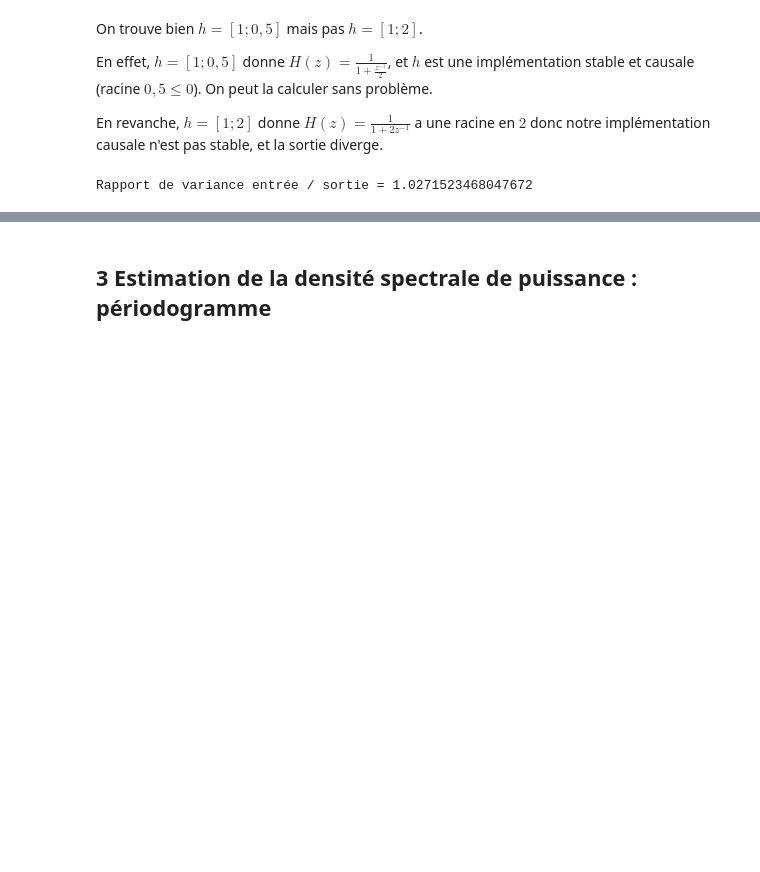
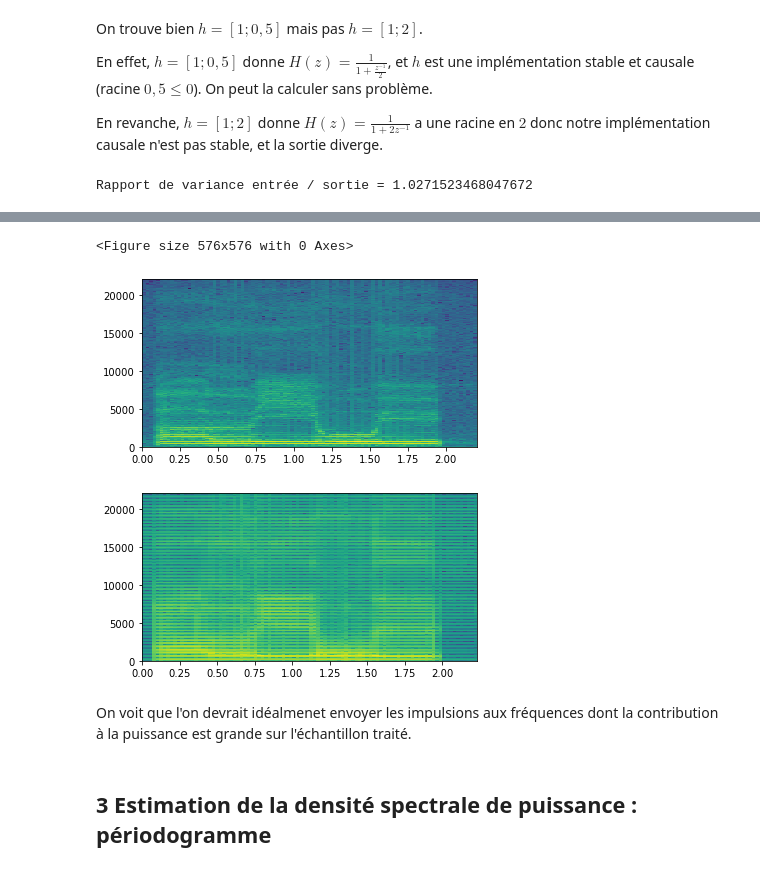
Before and after one commit to piptouque/atiam_tp_signal, a Jupyter notebook: tp2/source/tp2.ipynb, the cells around one changed output, grey strips where cells are left out. Saved outputs shown, nothing was run; the diff lists cells and outputs as text; code cells hidden in the pictures; blank space fills up the shorter version.

```diff
--- a/tp2/source/tp2.ipynb
+++ b/tp2/source/tp2.ipynb
@@ -308,0 +340,32 @@ Où $r \rightarrow 0$ quand $h_{approx} \rightarrow h$.
+# %%
+def joue_lpc_2(lpcs, res, nb, nu_s, f_e):
+    """joue le resultat de lpcs: cree des trames de bruit, les filtre par les coefficients de la LPC et renvoie un signal concaténé."""
+    taille = lpcs.shape[0]
+    out = np.zeros(taille*nb)
+    # cordesvocales = randn(len(out))
+    # Alternative les cordes vocales envoient des impulsions régulières
+    cordesvocales=np.zeros(len(out))
+    cordesvocales[::int(nu_s * f_e)]=1
+    for k in range(taille):
+        epsilon = res[k]*cordesvocales[k*nb:(k+1)*nb]
+
+        tmp = lfilter([1], lpcs[k, :], epsilon)
+        out[k*nb:(k+1)*nb] = tmp
+
+    return out
+# %%
+
+f_e = 44100
+mat = scipy.io.loadmat('modelear.mat')
+aeiou = mat['aeiou']
+
+p = 15
+nb = 2000
+
+nu_s = 0.01
+
+lpcs, res = util.lpc(aeiou, p, nb)
+out = joue_lpc_2(lpcs, res, nb, nu_s, f_e)
+
+# util.play(aeiou, f_e)
+util.play(out, f_e)
@@ -309,2 +384,17 @@ Où $r \rightarrow 0$ quand $h_{approx} \rightarrow h$.
+# %%
+n = 2048
+plt.figure(figsize=(8, 8))
+spectro_1 = util.affiche_spectrogramme(aeiou, n, Fe=f_e)
+"""
+     Si M n'est pas fourni il est pris égal à N
+     nb est le pas entre deux fenêtres dont on calcule la TFD
+     si nb n'est pas fourni, nb est pris égal a N/2"""
+spectro_2 = util.affiche_spectrogramme(out, n, Fe=f_e)
+# %% [output]
+<Figure size 576x576 with 0 Axes>
+[figure, added]
+[figure, added]
+# %% [markdown]
+On voit que l'on devrait idéalmenet envoyer les impulsions aux fréquences dont la contribution à la puissance est grande sur l'échantillon traité.
 # %% [markdown]
 ## 3 Estimation de la densité spectrale de puissance : périodogramme
```
Also changed, not shown: parts of 5 cells of this notebook, 2 other files.
